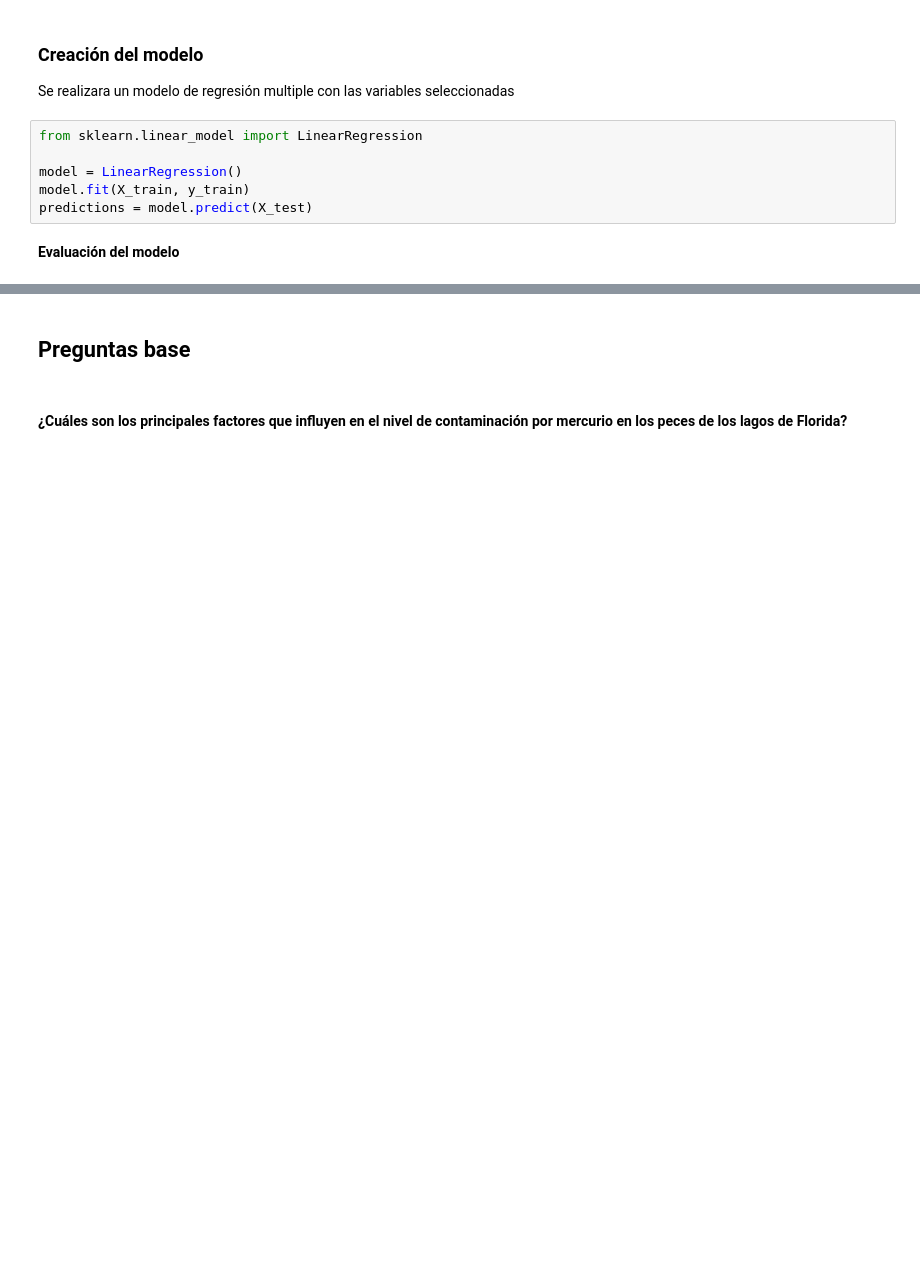
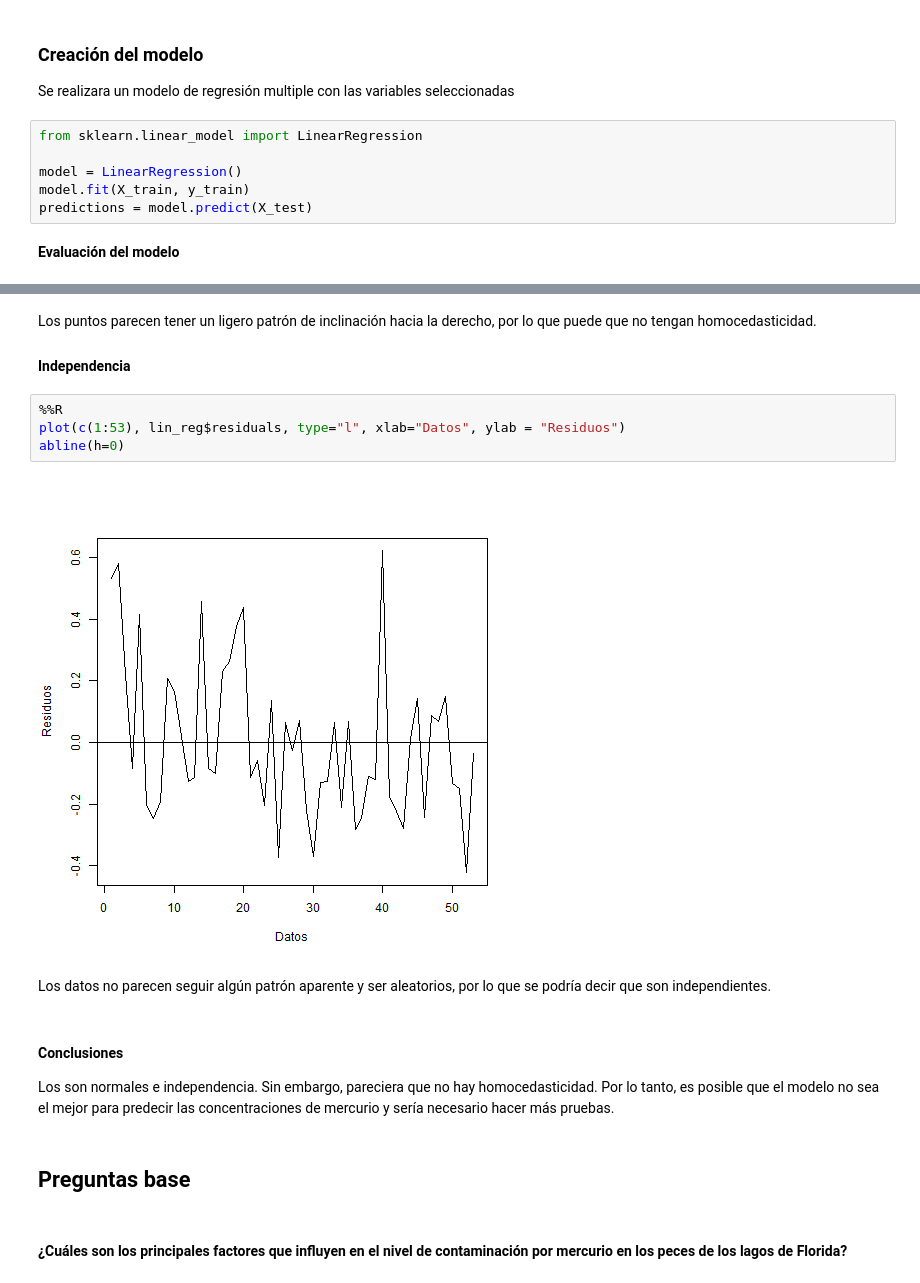
Before and after one commit to dscazares/Portafolio-Estadistica, a Jupyter notebook: portafolio-implementacion.ipynb, the cells around one changed output, grey strips where cells are left out. Saved outputs shown, nothing was run; the diff lists cells and outputs as text; blank space fills up the shorter version.

```diff
--- a/portafolio-implementacion.ipynb
+++ b/portafolio-implementacion.ipynb
@@ -381,3 +459,19 @@ MSE:  0.048553141020570935
+# %% [markdown]
+Los puntos parecen tener un ligero patrón de inclinación hacia la derecho, por lo que puede que no tengan homocedasticidad.
+
+#### Independencia
+# %%
+%%R
+plot(c(1:53), lin_reg$residuals, type="l", xlab="Datos", ylab = "Residuos")
+abline(h=0)
+# %% [output]
+[figure, added]
+# %% [markdown]
+Los datos no parecen seguir algún patrón aparente y ser aleatorios, por lo que se podría decir que son independientes.
+# %% [markdown]
+#### Conclusiones
+
+Los son normales e independencia. Sin embargo, pareciera que no hay homocedasticidad. Por lo tanto, es posible que el modelo no sea el mejor para predecir las concentraciones de mercurio y sería necesario hacer más pruebas.
 # %% [markdown]
 ## Preguntas base
 # %% [markdown]
```
Also changed, not shown: parts of 16 cells of this notebook.
